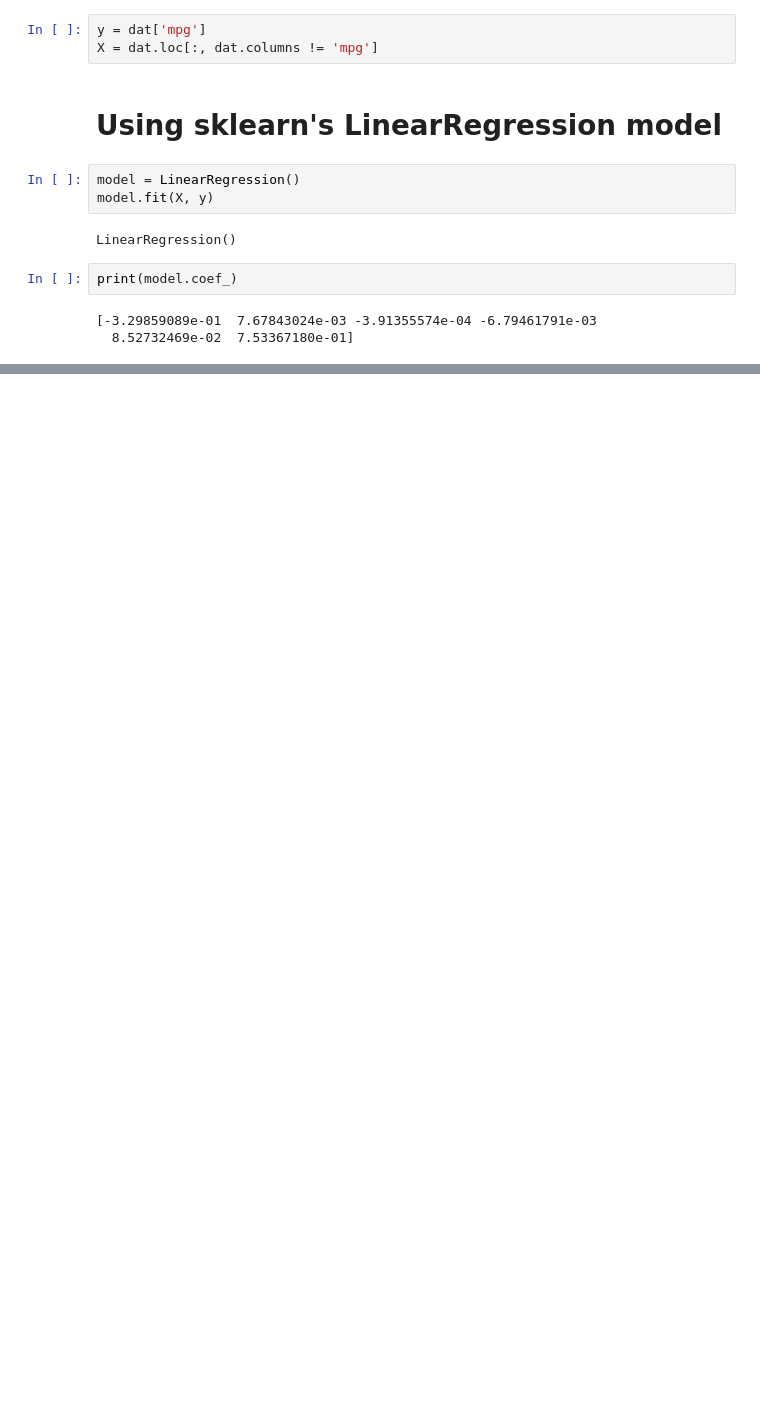
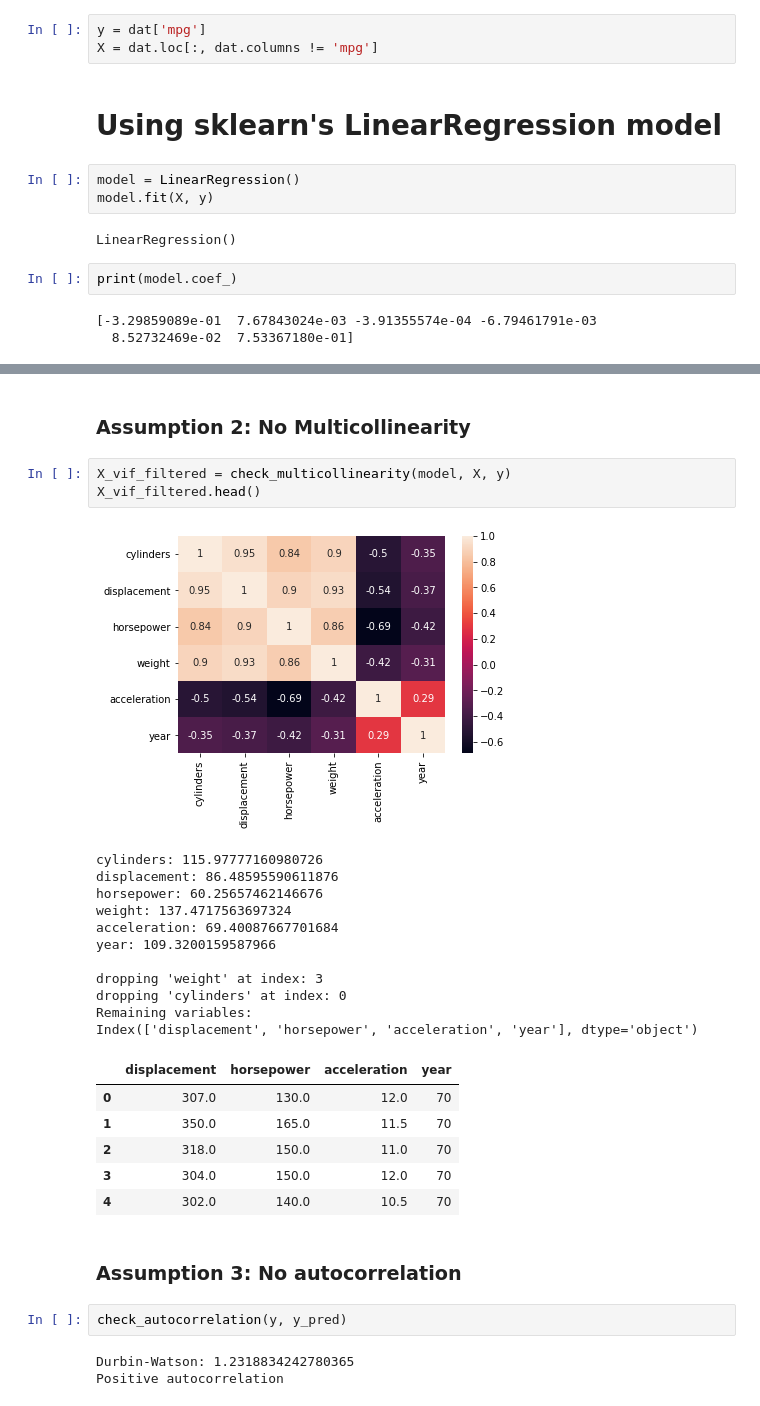
Before and after one commit to VictoryJin/uci_autompg, a Jupyter notebook: 3. Linear Model.ipynb, the cells around one changed output, grey strips where cells are left out. Cells and saved outputs as stored; diff of their text form; blank space fills up the shorter version.

```diff
--- a/3. Linear Model.ipynb
+++ b/3. Linear Model.ipynb
@@ -116,0 +62,31 @@ Mean Squared Error from model is 14.833754015461796
+# %% [markdown]
+### Assumption 2: No Multicollinearity
+# %%
+X_vif_filtered = check_multicollinearity(model, X, y)
+X_vif_filtered.head()
+# %% [output]
+[figure, added]
+cylinders: 115.97777160980726
+displacement: 86.48595590611876
+horsepower: 60.25657462146676
+weight: 137.4717563697324
+acceleration: 69.40087667701684
+year: 109.3200159587966
+
+dropping 'weight' at index: 3
+dropping 'cylinders' at index: 0
+Remaining variables:
+Index(['displacement', 'horsepower', 'acceleration', 'year'], dtype='object')
+|  | displacement | horsepower | acceleration | year |
+| 0 | 307.0 | 130.0 | 12.0 | 70 |
+| 1 | 350.0 | 165.0 | 11.5 | 70 |
+| 2 | 318.0 | 150.0 | 11.0 | 70 |
+| 3 | 304.0 | 150.0 | 12.0 | 70 |
+| 4 | 302.0 | 140.0 | 10.5 | 70 |
+# %% [markdown]
+### Assumption 3: No autocorrelation
+# %%
+check_autocorrelation(y, y_pred)
+# %% [output]
+Durbin-Watson: 1.2318834242780365
+Positive autocorrelation
```
Also changed, not shown: parts of 16 cells of this notebook.
